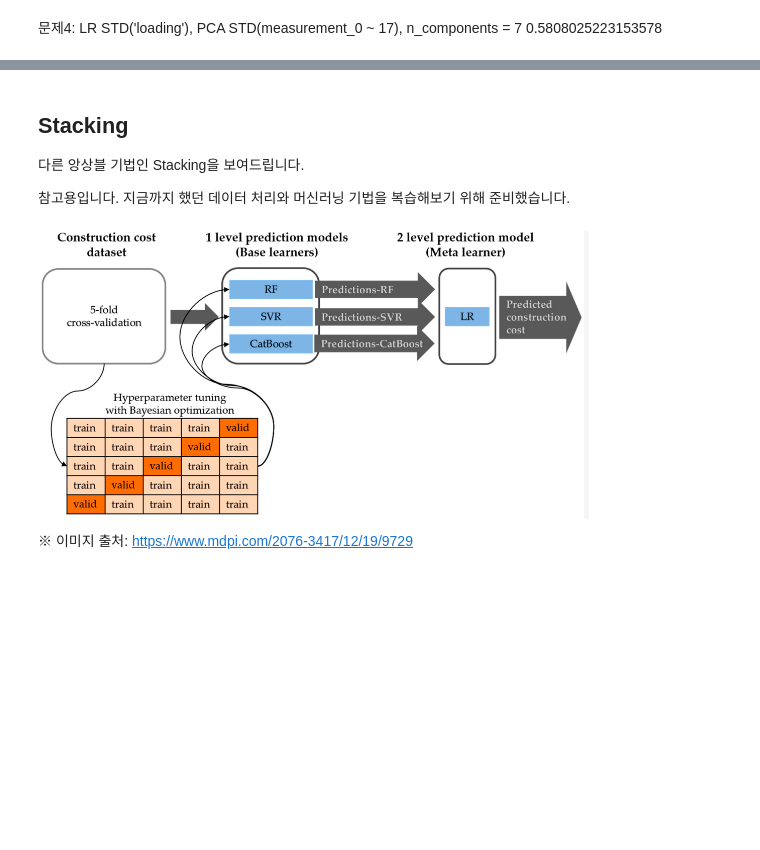
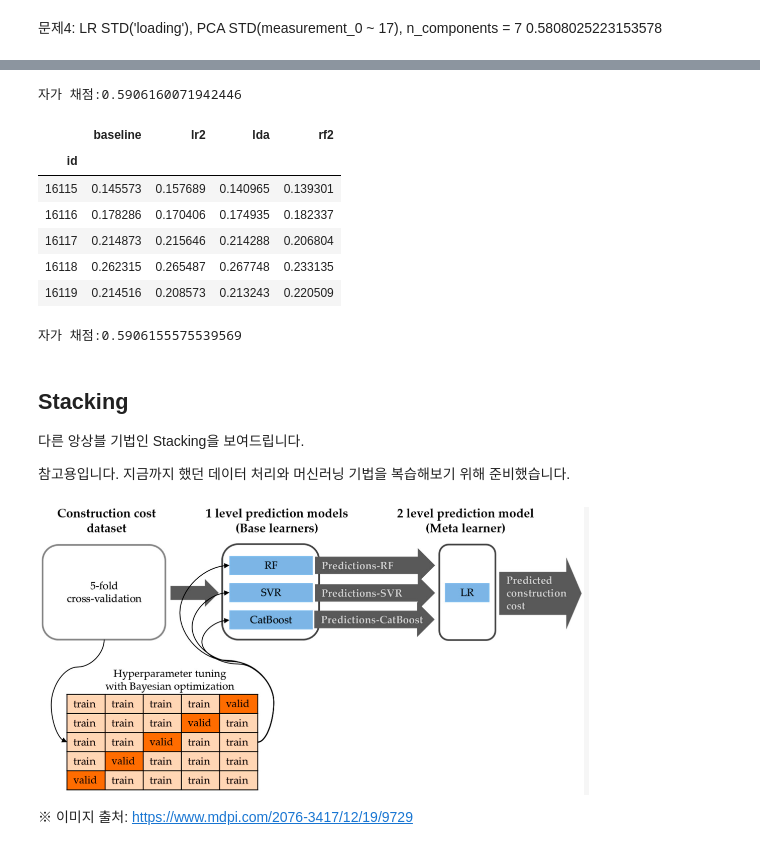
Before and after one commit to sunkusun9/DS_lv3_2503_2, a Jupyter notebook: sec_ds_lv3_prob1_kaggle.ipynb, the cells around one changed output, grey strips where cells are left out. Drawn from its saved outputs; the diff is of its cells as text; code cells hidden in the pictures; blank space fills up the shorter version.

```diff
--- a/sec_ds_lv3_prob1_kaggle.ipynb
+++ b/sec_ds_lv3_prob1_kaggle.ipynb
@@ -272,6 +305,6 @@ ct = ColumnTransformer([
     ('pt', 'passthrough', ['na_1'])
 ])
 # C를 튜닝해봅니다.
-clf_lr = make_pipeline(ct, LogisticRegression(solver='lbfgs')) # 튜닝해봅니다.
+clf_lr = make_pipeline(ct, LogisticRegression(solver='lbfgs', C = 0.03)) # 튜닝해봅니다.
 eval_model('baseline', clf_lr)
 # %% [output]
@@ -282,8 +323,9 @@ eval_model('baseline', clf_lr)
 # lr2: LR + feature PCA(n_components = 7)
 from sklearn.decomposition import PCA
 
-# TODO-with
 ct = ColumnTransformer([
+    ('std_pca', make_pipeline(StandardScaler(), PCA(n_components = 7)), ['measurement_{}'.format(i) for i in range(18)]),
+    ('std', StandardScaler(), ['loading']),
     ('pt', 'passthrough', ['na_1'])
 ])
 clf_lr2 = make_pipeline(ct, LogisticRegression(solver='lbfgs', C=0.1))
@@ -322,7 +379,7 @@ clf_lda = make_pipeline(
         ('std', StandardScaler(), ['loading', 'measurement_1', 'measurement_4', 'measurement_14', 'measurement_17']),
         ('pt', 'passthrough', ['na_1'])
     ]),
-    LogisticRegression(solver = 'lbfgs') # TODO-with: LR -> LDA
+    LinearDiscriminantAnalysis() # LR -> LDA
 )
 eval_model('lda', clf_lda)
 # %% [output]
@@ -352,7 +427,7 @@ ct = ColumnTransformer([
     ('pt', 'passthrough', ['loading', 'na_1', 'na_2'])
 ])
 clf_rf2 = make_pipeline(ct, RandomForestClassifier(
-    n_estimators=100, max_depth=6, min_samples_split=512, random_state=123, max_features=1.0
+    n_estimators=100, max_depth=6, min_samples_split=512, random_state=123, max_features=0.75
 ))
 eval_model('rf2', clf_rf2)
 # %% [output]
@@ -390,14 +492,37 @@ eval_model('vt', clf_vt)
+# %%
+prd = select_model(clf_vt)
+print('자가 채점:{}'.format(roc_auc_score(s_ans, prd))) # 0.589236285971223
+# %% [output]
+자가 채점:0.5906160071942446
 # %%
 # Voting  을 직접해 봅니다.
 
 model_list = [
     ('baseline', clf_lr), # LR + SFS
     ('lr2', clf_lr2), # LR.2: LR + feature PCA
     ('lda', clf_lda), # LDA
     ('rf2', clf_rf2), # RF + LDA
 ]
 
-# TODO-with
+df_vt = pd.concat([
+    pd.Series(
+        clf.fit(df_train[X_all], df_train['failure']).predict_proba(df_test[X_all])[:, 1], index =df_test.index, name = name
+    )
+    for name, clf in model_list
+], axis = 1)
+df_vt.head()
+# %% [output]
+|  | baseline | lr2 | lda | rf2 |
+| id |  |  |  |  |
+| 16115 | 0.145573 | 0.157689 | 0.140965 | 0.139301 |
+| 16116 | 0.178286 | 0.170406 | 0.174935 | 0.182337 |
+| 16117 | 0.214873 | 0.215646 | 0.214288 | 0.206804 |
+| 16118 | 0.262315 | 0.265487 | 0.267748 | 0.233135 |
+| 16119 | 0.214516 | 0.208573 | 0.213243 | 0.220509 |
+# %%
+print('자가 채점:{}'.format(roc_auc_score(s_ans, df_vt.mean(axis=1))))
+# %% [output]
+자가 채점:0.5906155575539569
 # %% [markdown]
 ## Stacking
 
```
Also changed, not shown: parts of 22 cells of this notebook.
